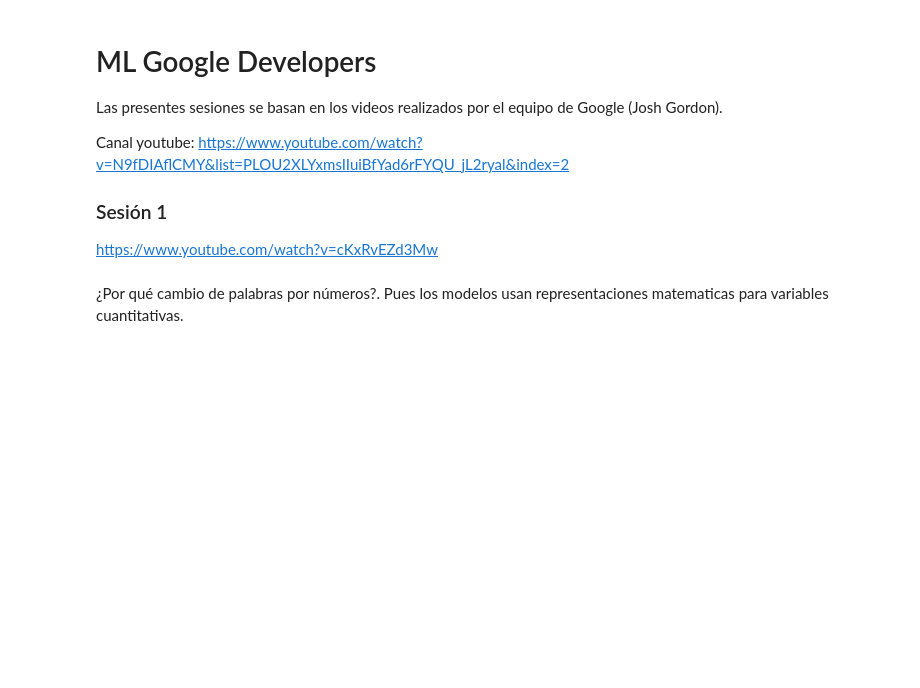
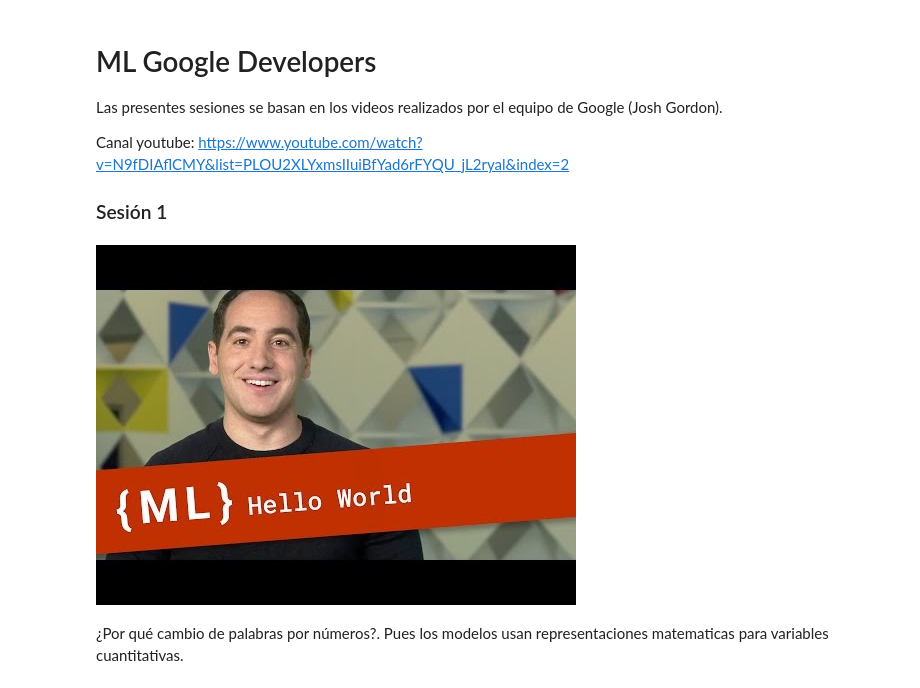
Before and after one commit to dhuanca/MLGoogleDevelopers, a Jupyter notebook: Ejemplo GoogleDevelopers.ipynb, the cells around one changed output. Saved outputs shown, nothing was run; the diff lists cells and outputs as text; code cells hidden in the pictures; blank space fills up the shorter version.

```diff
--- a/Ejemplo GoogleDevelopers.ipynb
+++ b/Ejemplo GoogleDevelopers.ipynb
@@ -6,8 +6,11 @@ Las presentes sesiones se basan en los videos realizados por el equipo de Google
 Canal youtube: https://www.youtube.com/watch?v=N9fDIAflCMY&list=PLOU2XLYxmsIIuiBfYad6rFYQU_jL2ryal&index=2
 
 ### Sesión 1
-
-https://www.youtube.com/watch?v=cKxRvEZd3Mw
+# %%
+from IPython.display import YouTubeVideo
+YouTubeVideo('cKxRvEZd3Mw')
+# %% [output]
+[figure, added]
 # %%
 from sklearn import tree
 # %% [markdown]
```
Also changed, not shown: parts of 15 cells of this notebook.
